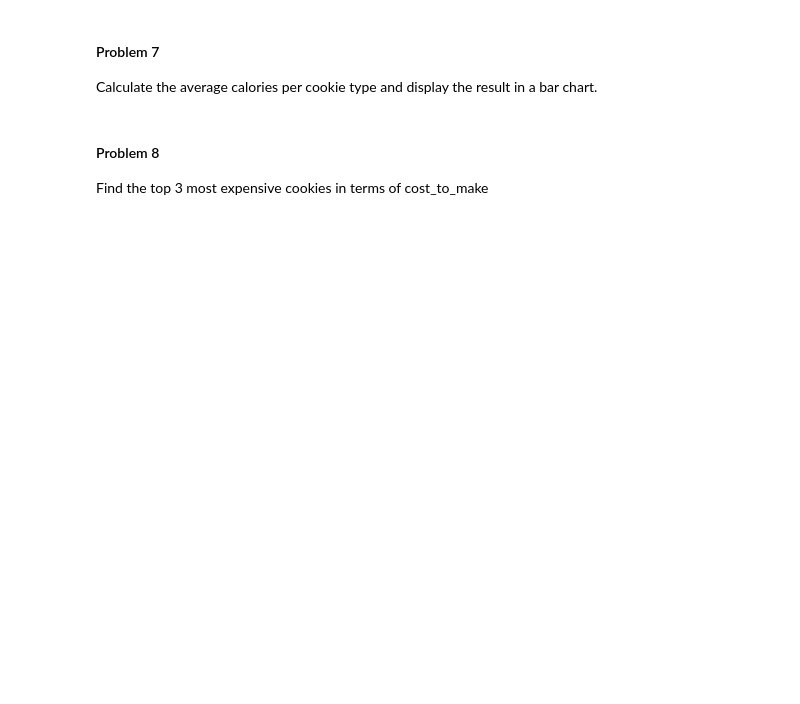
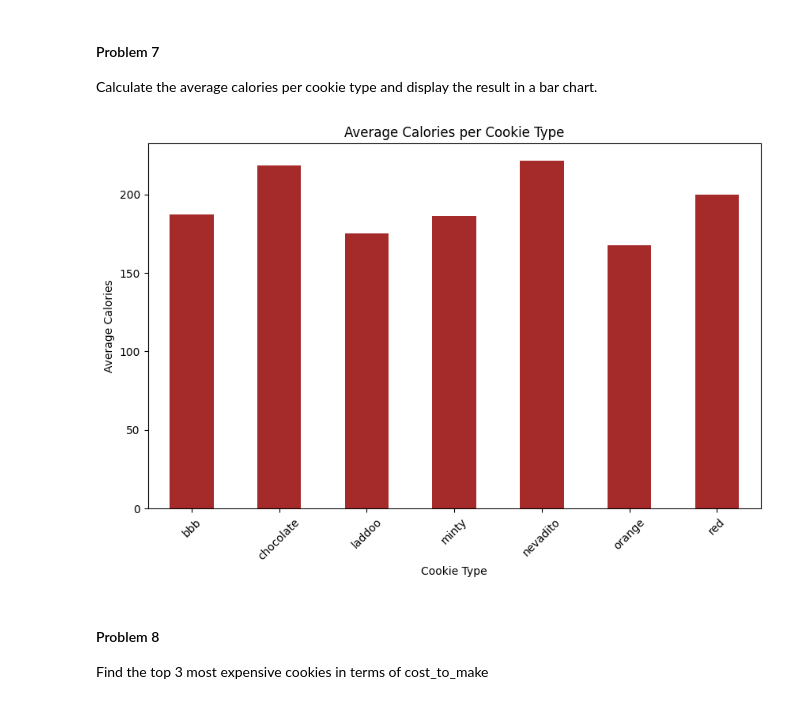
Before and after one commit to gallettilance/Data-Science-Fundamentals, a Jupyter notebook: labs/lab-02/lab02.ipynb, the cells around one changed output. Cells and saved outputs as stored; diff of their text form; code cells hidden in the pictures; blank space fills up the shorter version.

```diff
--- a/labs/lab-02/lab02.ipynb
+++ b/labs/lab-02/lab02.ipynb
@@ -492,3 +513,18 @@ Calculate the average calories per cookie type and display the result in a bar c
+# %%
+#Add your code here
+# Calculate average calories per cookie type
+average_calories = df.groupby('cookie')['calories'].mean()
+
+# Create a bar chart
+plt.figure(figsize=(10, 6))
+average_calories.plot(kind='bar', color='brown')
+plt.xlabel('Cookie Type')
+plt.ylabel('Average Calories')
+plt.title('Average Calories per Cookie Type')
+plt.xticks(rotation=45)
+plt.show()
+# %% [output]
+[figure, added]
 # %% [markdown]
 #### Problem 8
 
```
Also changed, not shown: parts of 7 cells of this notebook.
